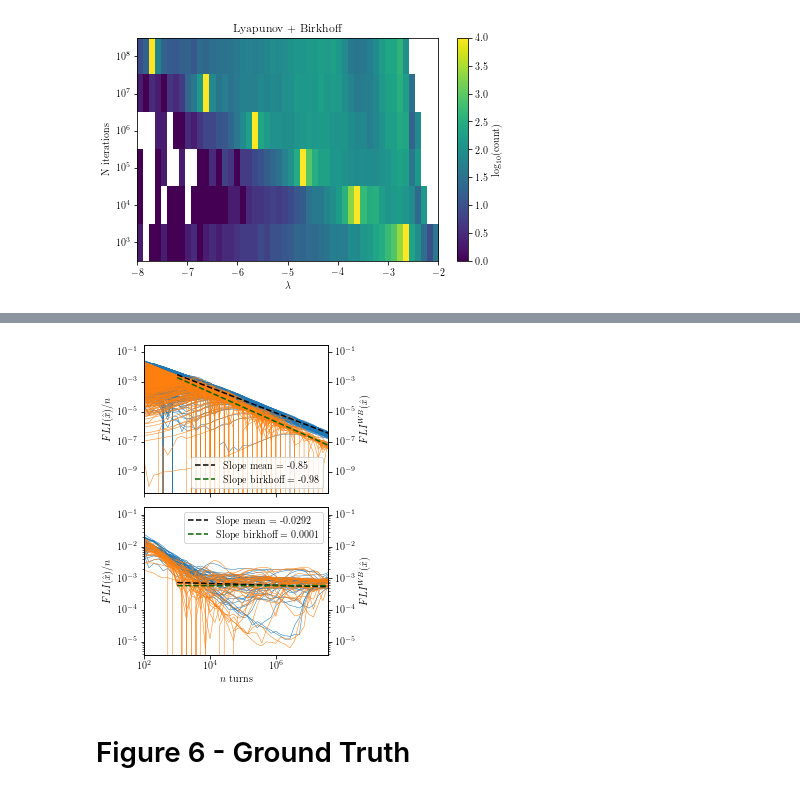
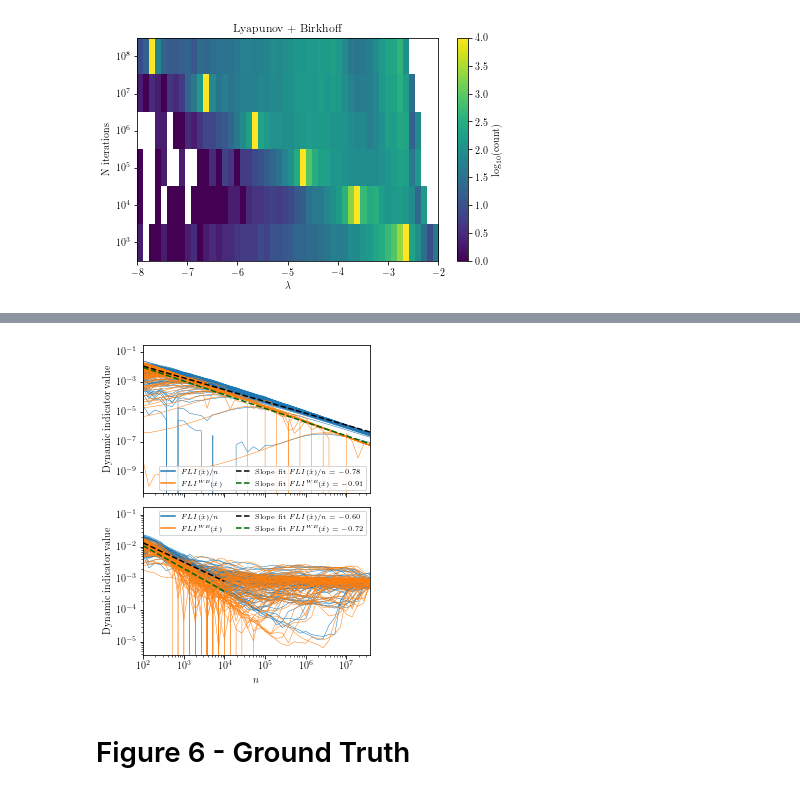
Before and after one commit to carlidel/tangent_map, a Jupyter notebook: 220914_focused_analysis/PLOTS_FOR_PAPER.ipynb, the cells around one changed output, grey strips where cells are left out. Saved outputs shown, nothing was run; the diff lists cells and outputs as text; code cells hidden in the pictures.

```diff
--- a/220914_focused_analysis/PLOTS_FOR_PAPER.ipynb
+++ b/220914_focused_analysis/PLOTS_FOR_PAPER.ipynb
@@ -1177,12 +1429,14 @@ for key in f:
     if not key.isdigit():
         continue
     time.append(int(key))
-    data_1.append(f[key]['lyapunov_x'][mask][::10])
-    data_2.append(f[key]['lyapunov_b_x'][mask][::10])
+    data_1.append(f[key]['lyapunov_x'][mask][::100])
+    data_2.append(f[key]['lyapunov_b_x'][mask][::100])
 
 time = np.array(time)
 data_1 = np.array(data_1)
 data_2 = np.array(data_2)
+
+print(data_1.shape)
 
 sort_idx = np.argsort(time)
 time = time[sort_idx]
@@ -1190,24 +1444,26 @@ data_1 = data_1[sort_idx]
 data_2 = data_2[sort_idx]
 
 # fit a line to the log log data
-tmp_data = np.log(data_1[14:])
+tmp_data = np.log(data_1[7:])
 tmp_data = np.nanmean(tmp_data, axis=1)
 mask = ~np.isnan(tmp_data)
-fit = np.polyfit(np.log(time[14:][mask]), (tmp_data[mask]), 1)
+fit = np.polyfit(np.log(time[7:][mask]), (tmp_data[mask]), 1)
 fit_fn = np.poly1d(fit)
 
-tmp_data = np.log(data_2[14:])
+tmp_data = np.log(data_2[7:])
 tmp_data = np.nanmean(tmp_data, axis=1)
 mask = ~np.isnan(tmp_data)
-fit_2 = np.polyfit(np.log(time[14:][mask]), (tmp_data[mask]), 1)
+fit_2 = np.polyfit(np.log(time[7:][mask]), (tmp_data[mask]), 1)
 fit_fn_2 = np.poly1d(fit_2)
 
 fig, axs = plt.subplots(2, 1, figsize=(4, 5), sharex=True)
 
 axs[0].plot(time, data_1, linewidth=0.5, c='C0')
 axs[0].plot(time, data_2, linewidth=0.5, c='C1')
-axs[0].plot(time[14:], np.exp(fit_fn(np.log(time[14:]))), "--", label='Slope mean = {:.2f}'.format(fit[0]), c="black")
-axs[0].plot(time[14:], np.exp(fit_fn_2(np.log(time[14:]))), "--", label='Slope birkhoff = {:.2f}'.format(fit_2[0]), c="darkgreen")
+axs[0].plot([], [], c='C0', label="$FLI(\\hat{{x}})/n$")
+axs[0].plot([], [], c='C1', label="$FLI^{{WB}}(\\hat{{x}})$")
+axs[0].plot(time[7:], np.exp(fit_fn(np.log(time[7:]))), "--", label='Slope fit $FLI(\\hat{{x}})/n = {:.2f}$'.format(fit[0]), c="black")
+axs[0].plot(time[7:], np.exp(fit_fn_2(np.log(time[7:]))), "--", label='Slope fit $FLI^{{WB}}(\\hat{{x}}) = {:.2f}$'.format(fit_2[0]), c="darkgreen")
 
 mask = np.logical_and(f['37275937']['lyapunov_b_x'][:] > 5e-4, f['37275937']['lyapunov_b_x'][:] < 1e-3)
 time = []
@@ -1218,12 +1474,14 @@ for key in f:
     if not key.isdigit():
         continue
     time.append(int(key))
-    data_1.append(f[key]['lyapunov_x'][mask][::10])
-    data_2.append(f[key]['lyapunov_b_x'][mask][::10])
+    data_1.append(f[key]['lyapunov_x'][mask][::5])
+    data_2.append(f[key]['lyapunov_b_x'][mask][::5])
 
 time = np.array(time)
 data_1 = np.array(data_1)
 data_2 = np.array(data_2)
+
+print(data_1.shape)
 
 sort_idx = np.argsort(time)
 time = time[sort_idx]
@@ -1231,26 +1489,24 @@ data_1 = data_1[sort_idx]
 data_2 = data_2[sort_idx]
 
 # fit a line to the log log data
-tmp_data = np.log(data_1[14:])
+tmp_data = np.log(data_1[7:22])
 tmp_data = np.nanmean(tmp_data, axis=1)
 mask = ~np.isnan(tmp_data)
-fit = np.polyfit(np.log(time[14:][mask]), (tmp_data[mask]), 1)
+fit = np.polyfit(np.log(time[7:22][mask]), (tmp_data[mask]), 1)
 fit_fn = np.poly1d(fit)
 
-tmp_data = np.log(data_2[14:])
+tmp_data = np.log(data_2[7:22])
 tmp_data = np.nanmean(tmp_data, axis=1)
 mask = ~np.isnan(tmp_data)
-fit_2 = np.polyfit(np.log(time[14:][mask]), (tmp_data[mask]), 1)
-print(fit)
-fit[0] += 0.04
-fit[1] -= 0.7
-print(fit_2)
+fit_2 = np.polyfit(np.log(time[7:22][mask]), (tmp_data[mask]), 1)
 fit_fn_2 = np.poly1d(fit_2)
 
 axs[1].plot(time, data_1, linewidth=0.5, c='C0')
 axs[1].plot(time, data_2, linewidth=0.5, c='C1')
-axs[1].plot(time[14:], np.exp(fit_fn(np.log(time[14:]))), "--", label='Slope mean = {:.4f}'.format(fit[0]), c="black")
-axs[1].plot(time[14:], np.exp(fit_fn_2(np.log(time[14:]))), "--", label='Slope birkhoff = {:.4f}'.format(fit_2[0]), c="darkgreen")
+axs[1].plot([], [], c='C0', label="$FLI(\\hat{{x}})/n$")
+axs[1].plot([], [], c='C1', label="$FLI^{{WB}}(\\hat{{x}})$")
+axs[1].plot(time[7:22], np.exp(fit_fn(np.log(time[7:22]))), "--", label='Slope fit $FLI(\\hat{{x}})/n = {:.2f}$'.format(fit[0]), c="black")
+axs[1].plot(time[7:22], np.exp(fit_fn_2(np.log(time[7:22]))), "--", label='Slope fit $FLI^{{WB}}(\\hat{{x}}) = {:.2f}$'.format(fit_2[0]), c="darkgreen")
 
 axs[0].set_xscale("log")
 axs[0].set_yscale("log")
@@ -1260,28 +1516,28 @@ axs[1].set_xscale("log")
 axs[1].set_yscale("log")
 axs[1].set_xlim(left=1e2, right=37275937)
 
-axs[0].legend()
-axs[1].legend()
-axs[1].set_xlabel("$n$ turns")
-axs[0].set_ylabel("$FLI(\\hat{x})/n$")
-axs[1].set_ylabel("$FLI(\\hat{x})/n$")
+axs[0].legend(fontsize="x-small", ncol=2)
+axs[1].legend(fontsize="x-small", ncol=2)
+axs[1].set_xlabel("$n$")
+axs[0].set_ylabel("Dynamic indicator value")
+axs[1].set_ylabel("Dynamic indicator value")
 # plt.title(f"Lyapunov exponent for stable particles")
 
-axs_bis = axs[0].twinx()
-# clone ylimits
-axs_bis.set_ylim(axs[0].get_ylim())
-# clone yscale
-axs_bis.set_yscale(axs[0].get_yscale())
-# clone ylabels
-axs_bis.set_ylabel("$FLI^{WB}(\\hat{x})$")
+# axs_bis = axs[0].twinx()
+# # clone ylimits
+# axs_bis.set_ylim(axs[0].get_ylim())
+# # clone yscale
+# axs_bis.set_yscale(axs[0].get_yscale())
+# # clone ylabels
+# axs_bis.set_ylabel("$FLI^{WB}(\\hat{x})$")
 
-axs_ter = axs[1].twinx()
-# clone ylimits
-axs_ter.set_ylim(axs[1].get_ylim())
-# clone yscale
-axs_ter.set_yscale(axs[1].get_yscale())
-# clone ylabels
-axs_ter.set_ylabel("$FLI^{WB}(\\hat{x})$")
+# axs_ter = axs[1].twinx()
+# # clone ylimits
+# axs_ter.set_ylim(axs[1].get_ylim())
+# # clone yscale
+# axs_ter.set_yscale(axs[1].get_yscale())
+# # clone ylabels
+# axs_ter.set_ylabel("$FLI^{WB}(\\hat{x})$")
 
 plt.tight_layout()
 
@@ -1292,4 +1548,4 @@ plt.savefig(os.path.join(FIGDIR, f"lyap_birkhoff.{FORMAT}"), dpi=300)
-[figure, old version]
+[figure, new version]
 # %% [markdown]
 # Figure 6 - Ground Truth
 # %%
```
Also changed, not shown: parts of 17 cells of this notebook, 14 other files.
